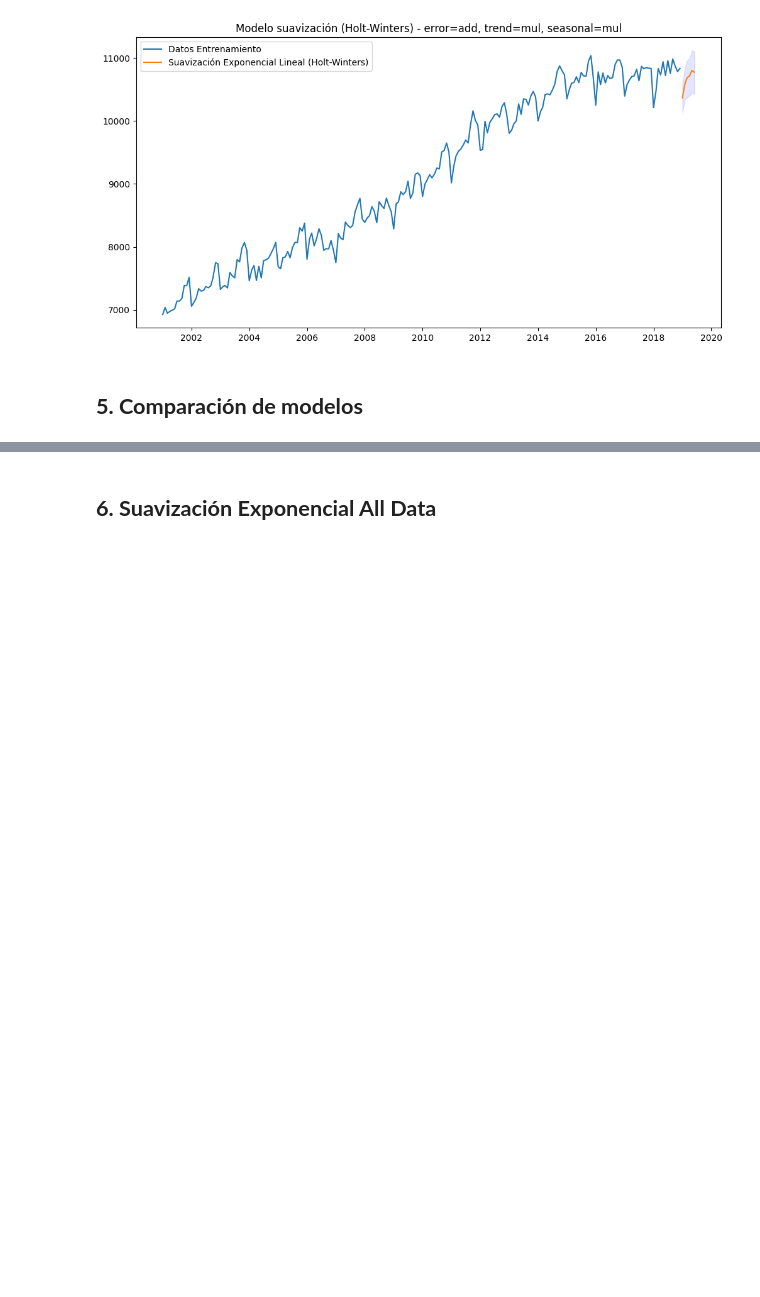
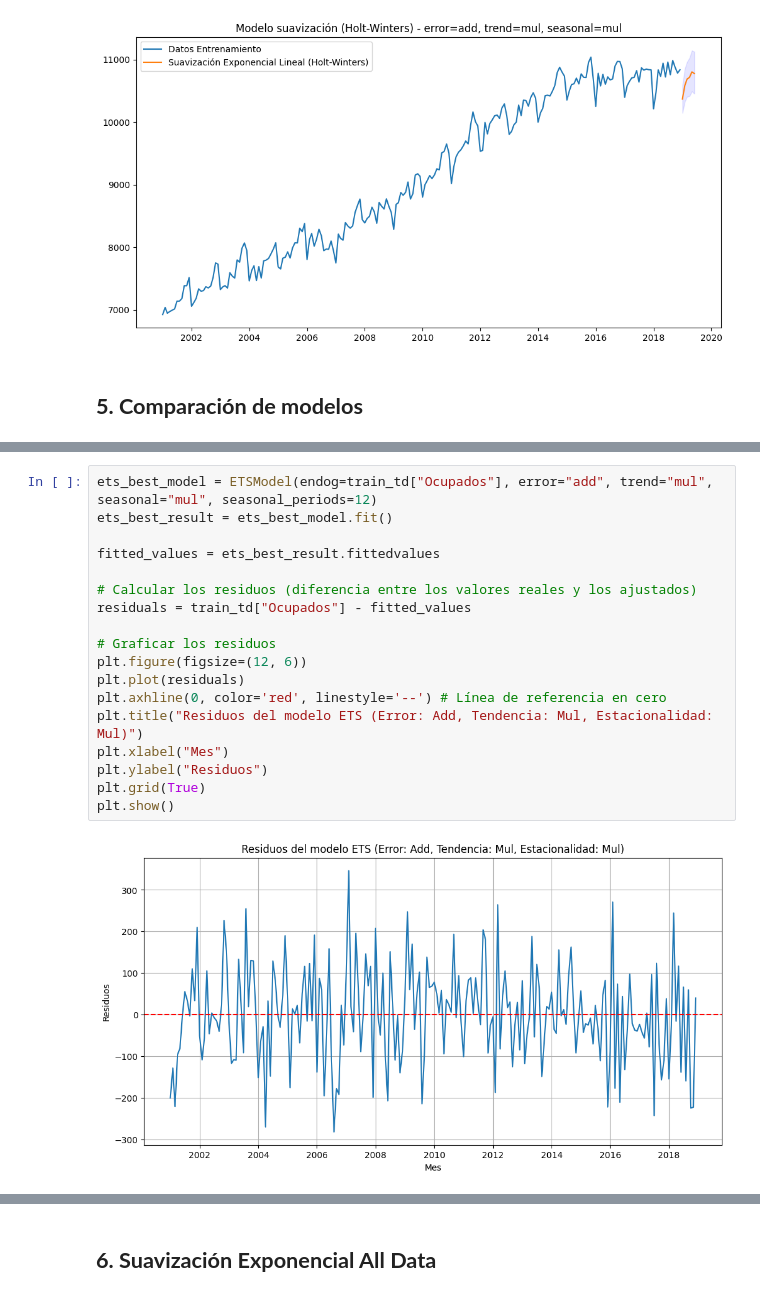
Before and after one commit to mafab9125/Fundamentos_Analitica, a Jupyter notebook: Series_de_tiempo/Taller_series_tiempo_2.ipynb, the cells around one changed output, grey strips where cells are left out. Drawn from its saved outputs; the diff is of its cells as text; blank space fills up the shorter version.

```diff
--- a/Series_de_tiempo/Taller_series_tiempo_2.ipynb
+++ b/Series_de_tiempo/Taller_series_tiempo_2.ipynb
@@ -563,0 +635,20 @@ plt.show()
+# %%
+ets_best_model = ETSModel(endog=train_td["Ocupados"], error="add", trend="mul", seasonal="mul", seasonal_periods=12)
+ets_best_result = ets_best_model.fit()
+
+fitted_values = ets_best_result.fittedvalues
+
+# Calcular los residuos (diferencia entre los valores reales y los ajustados)
+residuals = train_td["Ocupados"] - fitted_values
+
+# Graficar los residuos
+plt.figure(figsize=(12, 6))
+plt.plot(residuals)
+plt.axhline(0, color='red', linestyle='--') # Línea de referencia en cero
+plt.title("Residuos del modelo ETS (Error: Add, Tendencia: Mul, Estacionalidad: Mul)")
+plt.xlabel("Mes")
+plt.ylabel("Residuos")
+plt.grid(True)
+plt.show()
+# %% [output]
+[figure, added]
```
Also changed, not shown: parts of 16 cells of this notebook.
